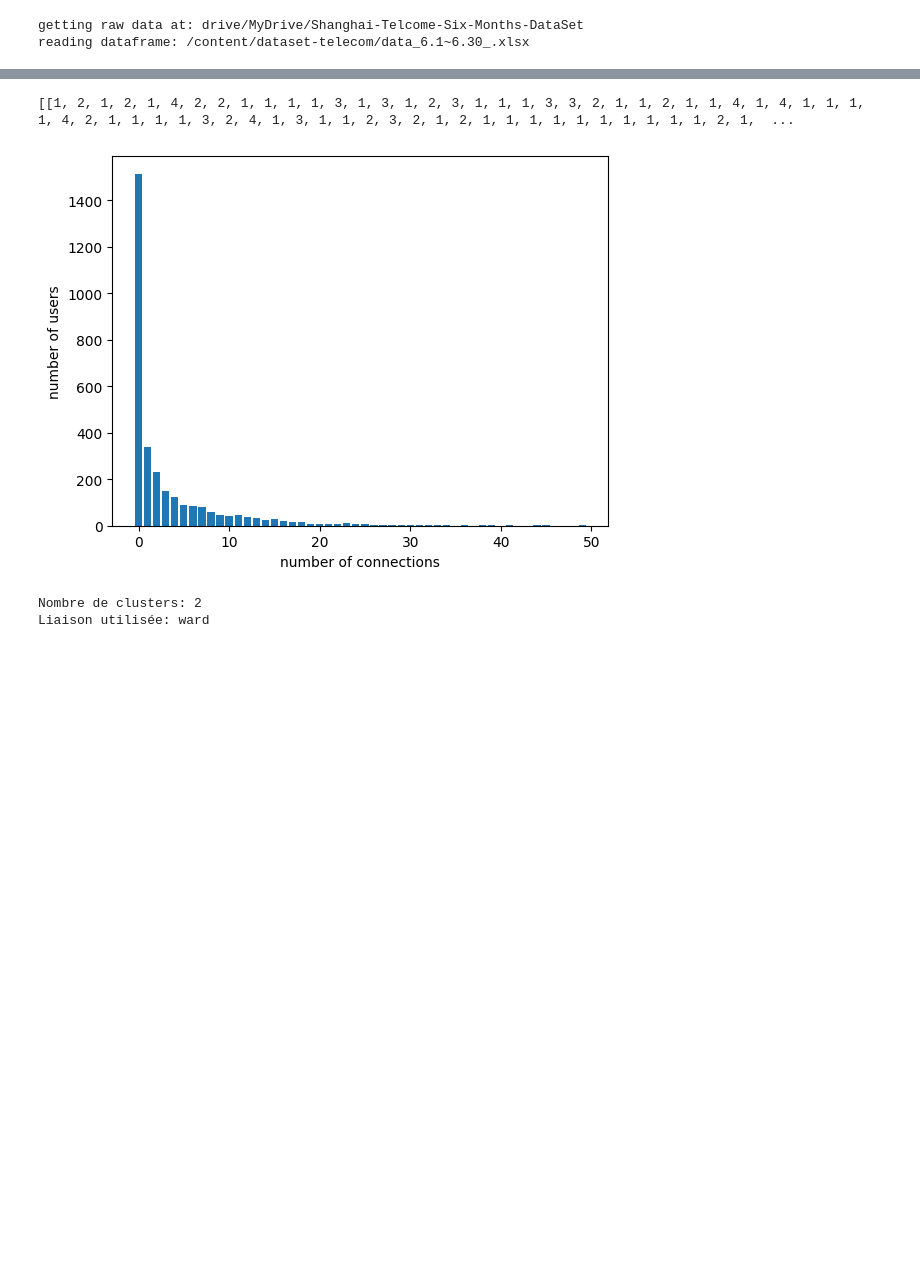
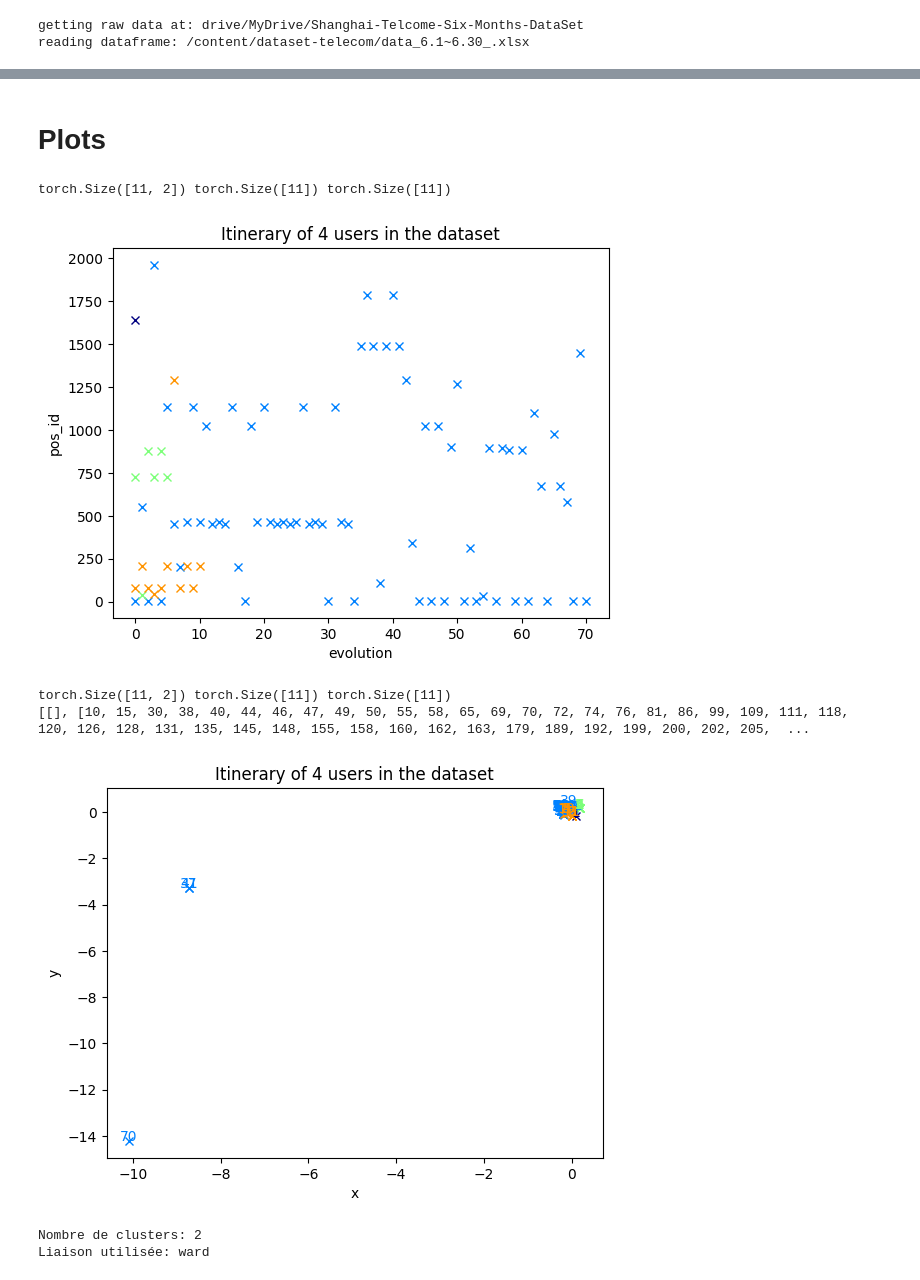
Before and after one commit to bblanche/Chambre_froide, a Jupyter notebook: Projet_Long_3_dt.ipynb, the cells around one changed output, grey strips where cells are left out. Saved outputs shown, nothing was run; the diff lists cells and outputs as text; code cells hidden in the pictures; blank space fills up the shorter version.

```diff
--- a/Projet_Long_3_dt.ipynb
+++ b/Projet_Long_3_dt.ipynb
@@ -490,36 +580,2 @@ tensor([-3.6774e-02,  7.9402e-02,  8.7400e+02,  0.0000e+00])
-# %%
-import matplotlib.pyplot as plt
-nb_connections=[]
-for user in inputs_with_pos_id_user_id:
-  nb_connections.append(len(user[0]))
-
-# plt.plot([i for i in range(len(nb_connections))],nb_connections)
-# plt.xlabel("user id")
-# plt.ylabel("number of connections")
-# plt.show()
-
-#group users by number of connections
-group = [i for i in range(0, max(nb_connections)+5, 5)]
-group_users = []
-group_users_id = []
-for i in range(len(group)-1):
-  tmp = []
-  tmp_id = []
-  for j in range(len(nb_connections)):
-    if nb_connections[j] >= group[i] and nb_connections[j] < group[i+1]:
-      tmp.append(nb_connections[j])
-      tmp_id.append(j)
-  group_users.append(tmp)
-  group_users_id.append(tmp_id)
-
-
-print(group_users)
-#plot the number of users in each group
-plt.bar([i for i in range(len(group_users))], [len(group_users[i]) for i in range(len(group_users))])
-# plt.plot([i for i in range(len(group)-1)], [len(group_users[i]) for i in range(len(group)-1)], 'o')
-plt.xlabel("number of connections")
-plt.ylabel("number of users")
-plt.show()
-# %% [output]
-[[1, 2, 1, 2, 1, 4, 2, 2, 1, 1, 1, 1, 3, 1, 3, 1, 2, 3, 1, 1, 1, 3, 3, 2, 1, 1, 2, 1, 1, 4, 1, 4, 1, 1, 1, 1, 4, 2, 1, 1, 1, 1, 3, 2, 4, 1, 3, 1, 1, 2, 3, 2, 1, 2, 1, 1, 1, 1, 1, 1, 1, 1, 1, 1, 2, 1,  ...
-[figure, removed]
+# %% [markdown]
+# Plots
@@ -526,3 +591,20 @@ plt.show()
+# %%
+import matplotlib.pyplot as plt
+import matplotlib.colors as colors
+
+# plot_nb_users_by_group_of_nuber_of_connections(list_users)
+
+plot_itinerary_users_by_pos_id(list_users, tab_user_id_plot=[1184, 1198, 1206, 1210])
+plot_itinerary_users_by_x_y(list_users, tab_user_id_plot=[1184, 1198, 1206, 1210])
+
+# plot_pos_id_with_time_to_end_for_user(list_users, 123)
+# plot_pos_id_with_time_to_end_for_user(list_users,124)
+# %% [output]
+torch.Size([11, 2]) torch.Size([11]) torch.Size([11])
+[figure, added]
+torch.Size([11, 2]) torch.Size([11]) torch.Size([11])
+[[], [10, 15, 30, 38, 40, 44, 46, 47, 49, 50, 55, 58, 65, 69, 70, 72, 74, 76, 81, 86, 99, 109, 111, 118, 120, 126, 128, 131, 135, 145, 148, 155, 158, 160, 162, 163, 179, 189, 192, 199, 200, 202, 205,  ...
+[figure, added]
 # %%
 # from sklearn.metrics import silhouette_score
 # from sklearn.metrics import davies_bouldin_score
```
Also changed, not shown: parts of 26 cells of this notebook.
